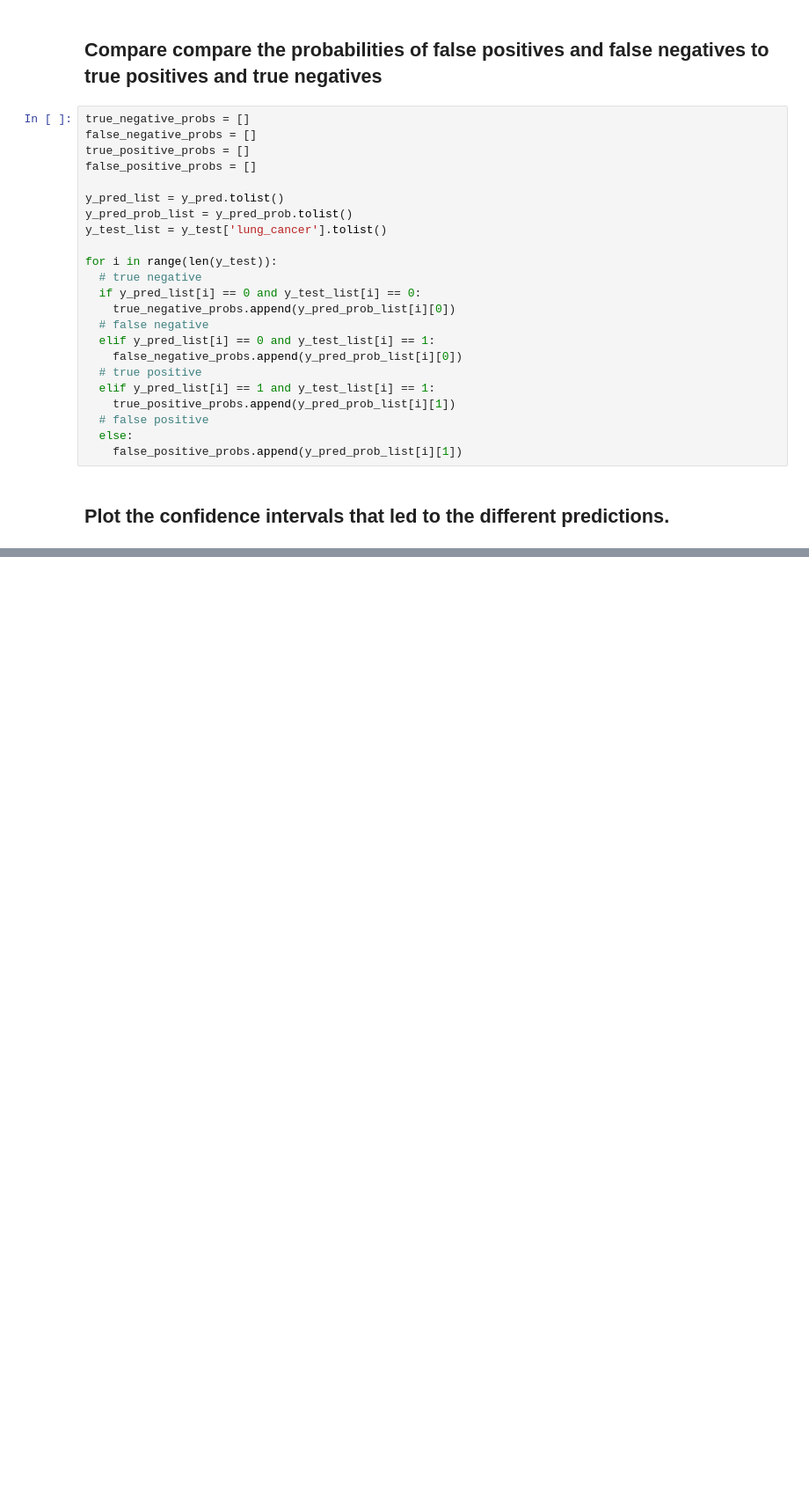
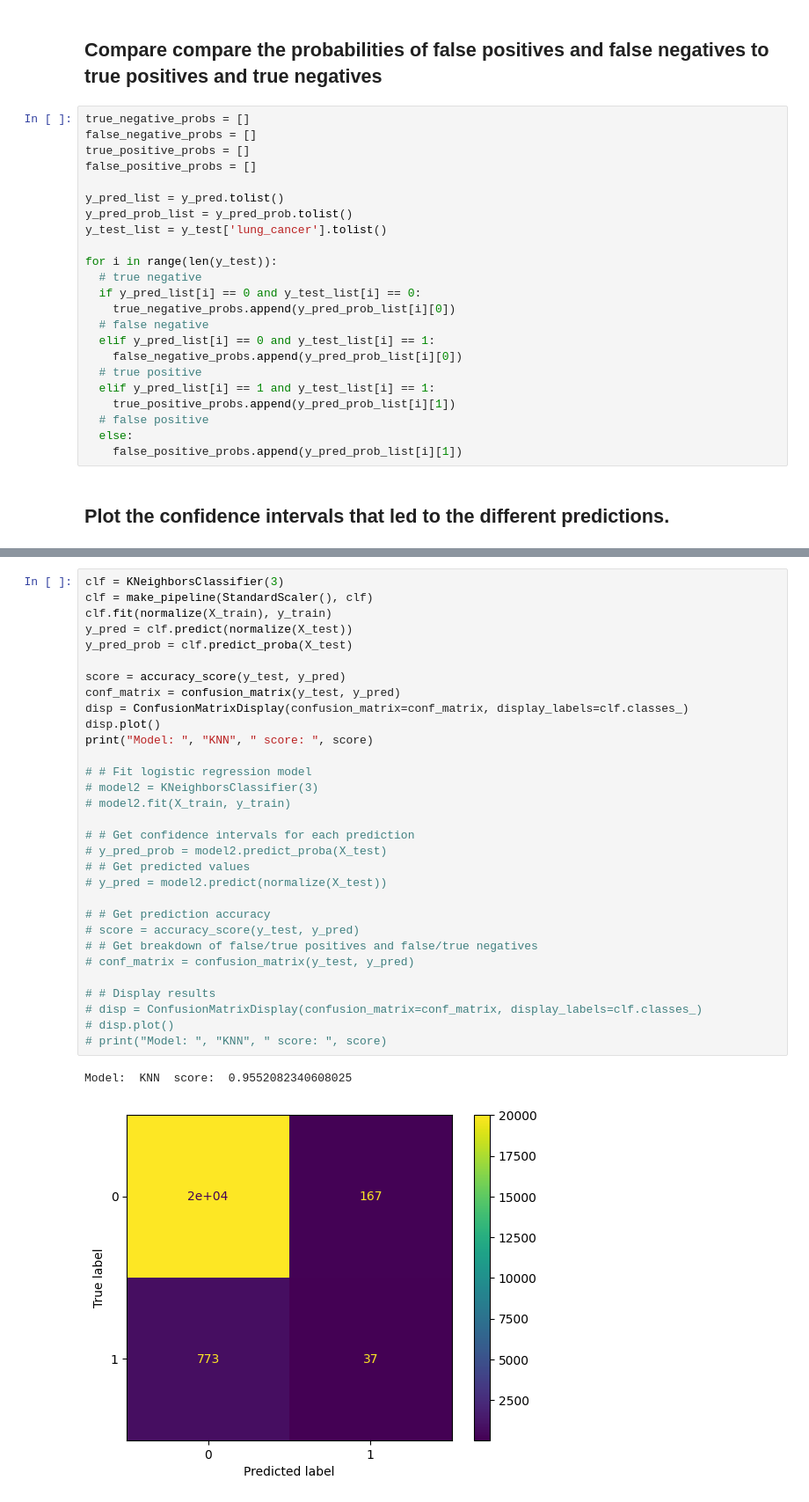
Before and after one commit to wkenned1/codespaces-jupyter, a Jupyter notebook: notebooks/risk-factor-classifier.ipynb, the cells around one changed output, grey strips where cells are left out. Shown at 88% size. Saved outputs shown, nothing was run; the diff lists cells and outputs as text; blank space fills up the shorter version.

```diff
--- a/notebooks/risk-factor-classifier.ipynb
+++ b/notebooks/risk-factor-classifier.ipynb
@@ -285,0 +276,34 @@ plt.show()
+# %%
+clf = KNeighborsClassifier(3)
+clf = make_pipeline(StandardScaler(), clf)
+clf.fit(normalize(X_train), y_train)
+y_pred = clf.predict(normalize(X_test))
+y_pred_prob = clf.predict_proba(X_test)
+
+score = accuracy_score(y_test, y_pred)
+conf_matrix = confusion_matrix(y_test, y_pred)
+disp = ConfusionMatrixDisplay(confusion_matrix=conf_matrix, display_labels=clf.classes_)
+disp.plot()
+print("Model: ", "KNN", " score: ", score)
+
+# # Fit logistic regression model
+# model2 = KNeighborsClassifier(3)
+# model2.fit(X_train, y_train)
+
+# # Get confidence intervals for each prediction
+# y_pred_prob = model2.predict_proba(X_test)
+# # Get predicted values
+# y_pred = model2.predict(normalize(X_test))
+
+# # Get prediction accuracy
+# score = accuracy_score(y_test, y_pred)
+# # Get breakdown of false/true positives and false/true negatives
+# conf_matrix = confusion_matrix(y_test, y_pred)
+
+# # Display results
+# disp = ConfusionMatrixDisplay(confusion_matrix=conf_matrix, display_labels=clf.classes_)
+# disp.plot()
+# print("Model: ", "KNN", " score: ", score)
+# %% [output]
+Model:  KNN  score:  0.9552082340608025
+[figure, added]
```
Also changed, not shown: parts of 16 cells of this notebook.
